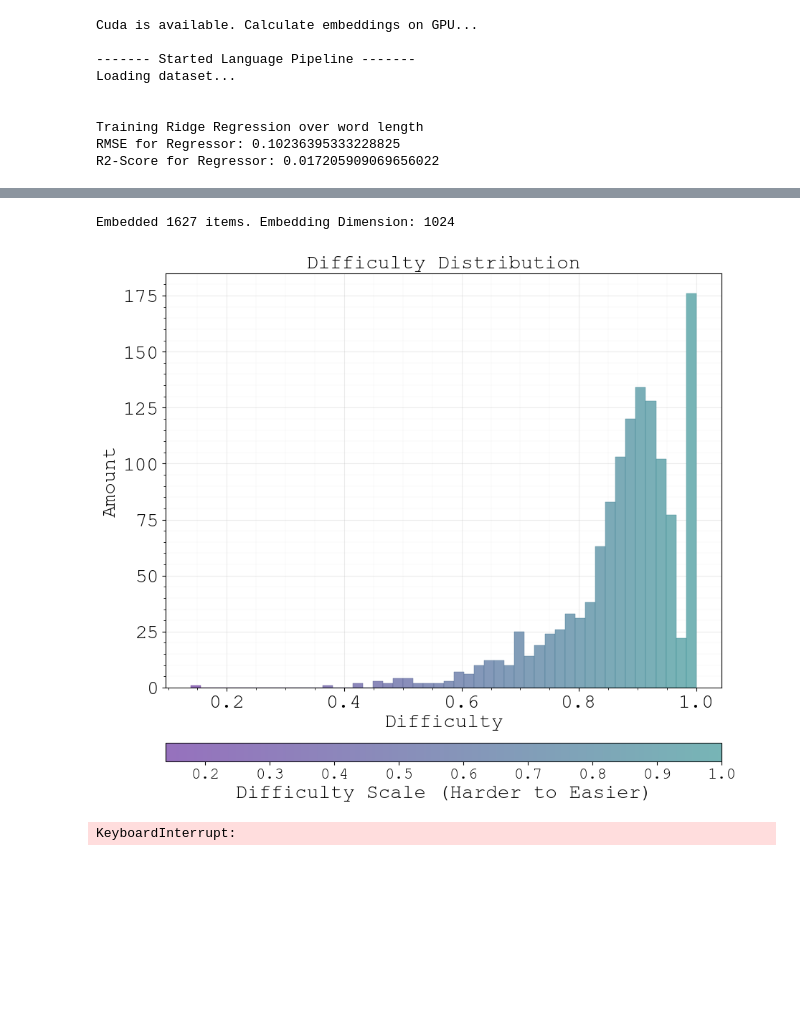
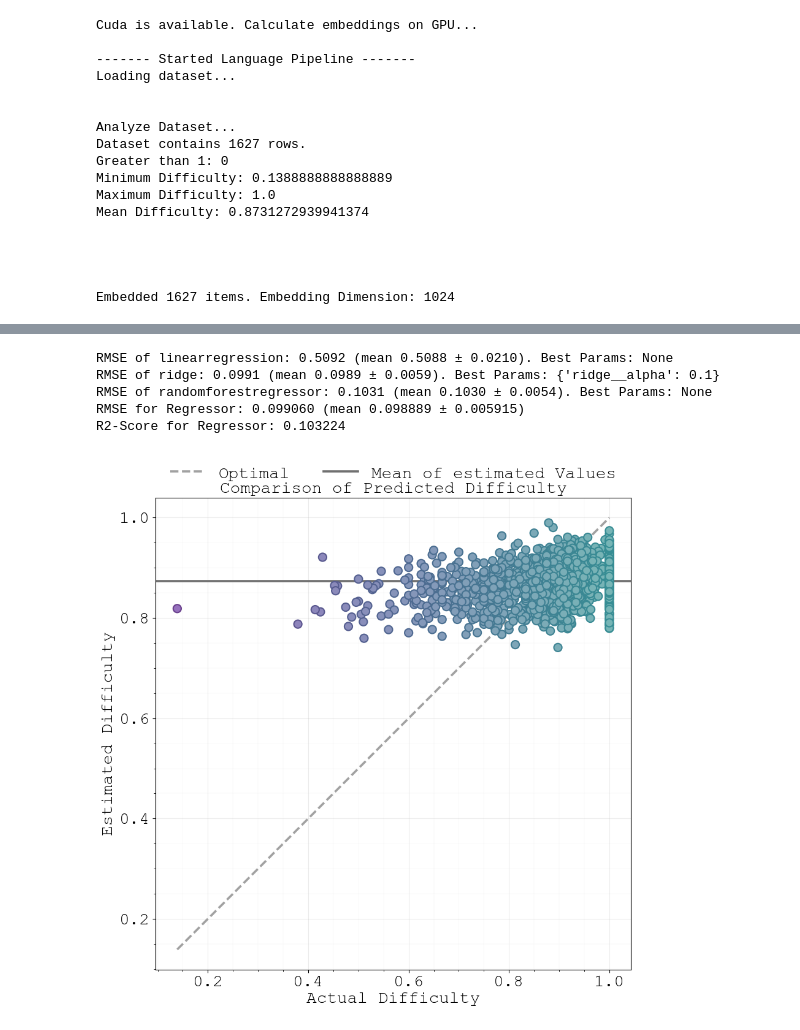
Before and after one commit to FarbKlexx/embedding-difficulty-estimation, a Jupyter notebook: main.ipynb, the cells around one changed output, grey strips where cells are left out. Drawn from its saved outputs; the diff is of its cells as text; code cells hidden in the pictures; blank space fills up the shorter version.

```diff
--- a/main.ipynb
+++ b/main.ipynb
@@ -4,8 +4,8 @@ from pipelines import bea_reproduction, trivial, math, language
 def main():
     #trivial()
     #bea_reproduction()
-    #math()
-    #language()
+    #math(concat=True)
+    language()
     return
 
 if __name__ == "__main__":
@@ -17,6 +17,14 @@ Cuda is available. Calculate embeddings on GPU...
 Loading dataset...
 
 
-Training Ridge Regression over word length
-RMSE for Regressor: 0.10236395333228825
-R2-Score for Regressor: 0.017205909069656022
+Analyze Dataset...
+Dataset contains 1627 rows.
+Greater than 1: 0
+Minimum Difficulty: 0.1388888888888889
+Maximum Difficulty: 1.0
+Mean Difficulty: 0.8731272939941374
+
+
+
+
+Embedded 1627 items. Embedding Dimension: 1024
@@ -24,3 +32,6 @@ R2-Score for Regressor: 0.017205909069656022
-Embedded 1627 items. Embedding Dimension: 1024
+RMSE of linearregression: 0.5092 (mean 0.5088 ± 0.0210). Best Params: None
+RMSE of ridge: 0.0991 (mean 0.0989 ± 0.0059). Best Params: {'ridge__alpha': 0.1}
+RMSE of randomforestregressor: 0.1031 (mean 0.1030 ± 0.0054). Best Params: None
+RMSE for Regressor: 0.099060 (mean 0.098889 ± 0.005915)
+R2-Score for Regressor: 0.103224
-[figure, old version]
+[figure, new version]
-KeyboardInterrupt:
```
Also changed, not shown: parts of 1 cell of this notebook, 2 other files.
